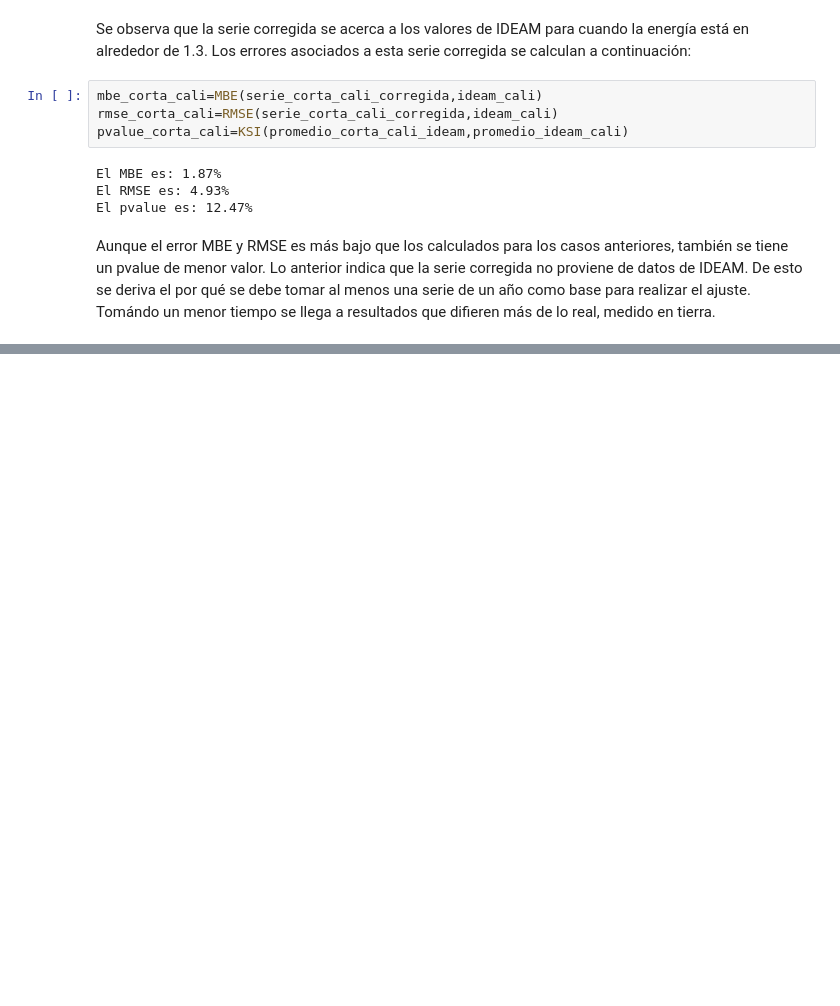
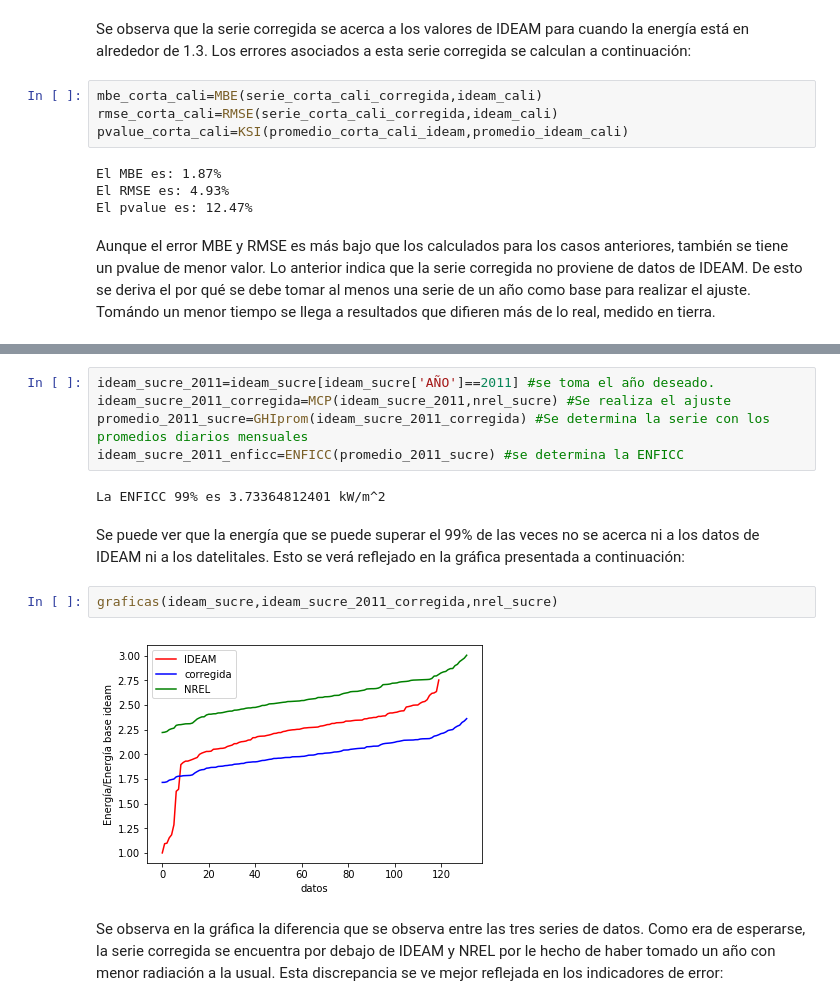
Before and after one commit to nvalencia/Herramientas-Computacionales-IMEC3602, a Jupyter notebook: Talleres/Taller 1/Taller 1.ipynb, the cells around one changed output, grey strips where cells are left out. Saved outputs shown, nothing was run; the diff lists cells and outputs as text; blank space fills up the shorter version.

```diff
--- a/Talleres/Taller 1/Taller 1.ipynb
+++ b/Talleres/Taller 1/Taller 1.ipynb
@@ -374,0 +413,15 @@ Aunque el error MBE y RMSE es más bajo que los calculados para los casos anteri
+# %%
+ideam_sucre_2011=ideam_sucre[ideam_sucre['AÑO']==2011] #se toma el año deseado.
+ideam_sucre_2011_corregida=MCP(ideam_sucre_2011,nrel_sucre) #Se realiza el ajuste
+promedio_2011_sucre=GHIprom(ideam_sucre_2011_corregida) #Se determina la serie con los promedios diarios mensuales
+ideam_sucre_2011_enficc=ENFICC(promedio_2011_sucre) #se determina la ENFICC
+# %% [output]
+La ENFICC 99% es 3.73364812401 kW/m^2
+# %% [markdown]
+Se puede ver que la energía que se puede superar el 99% de las veces no se acerca ni a los datos de IDEAM ni a los datelitales. Esto se verá reflejado en la gráfica presentada a continuación:
+# %%
+graficas(ideam_sucre,ideam_sucre_2011_corregida,nrel_sucre)
+# %% [output]
+[figure, added]
+# %% [markdown]
+Se observa en la gráfica la diferencia que se observa entre las tres series de datos. Como era de esperarse, la serie corregida se encuentra por debajo de IDEAM y NREL por le hecho de haber tomado un año con menor radiación a la usual. Esta discrepancia se ve mejor reflejada en los indicadores de error:
```
Also changed, not shown: parts of 52 cells of this notebook, 3 other files.
